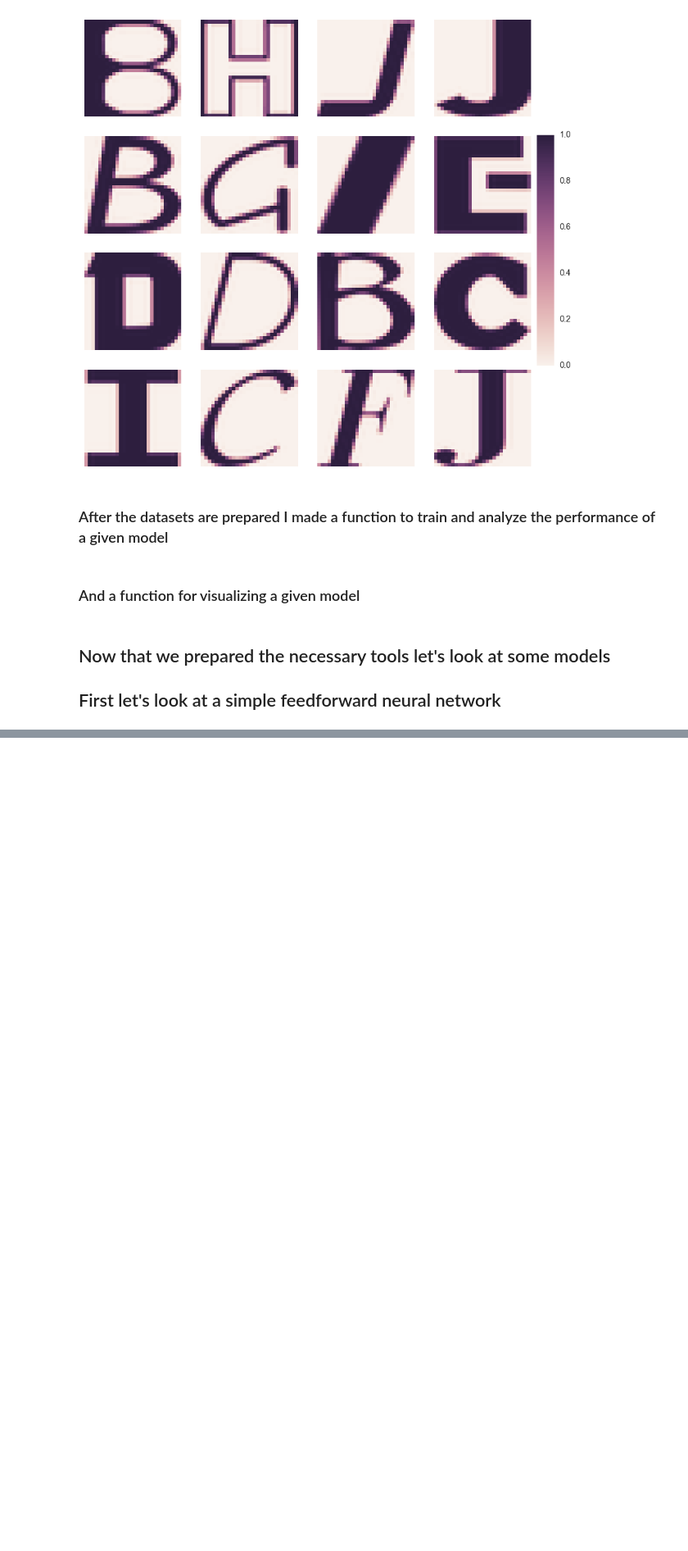
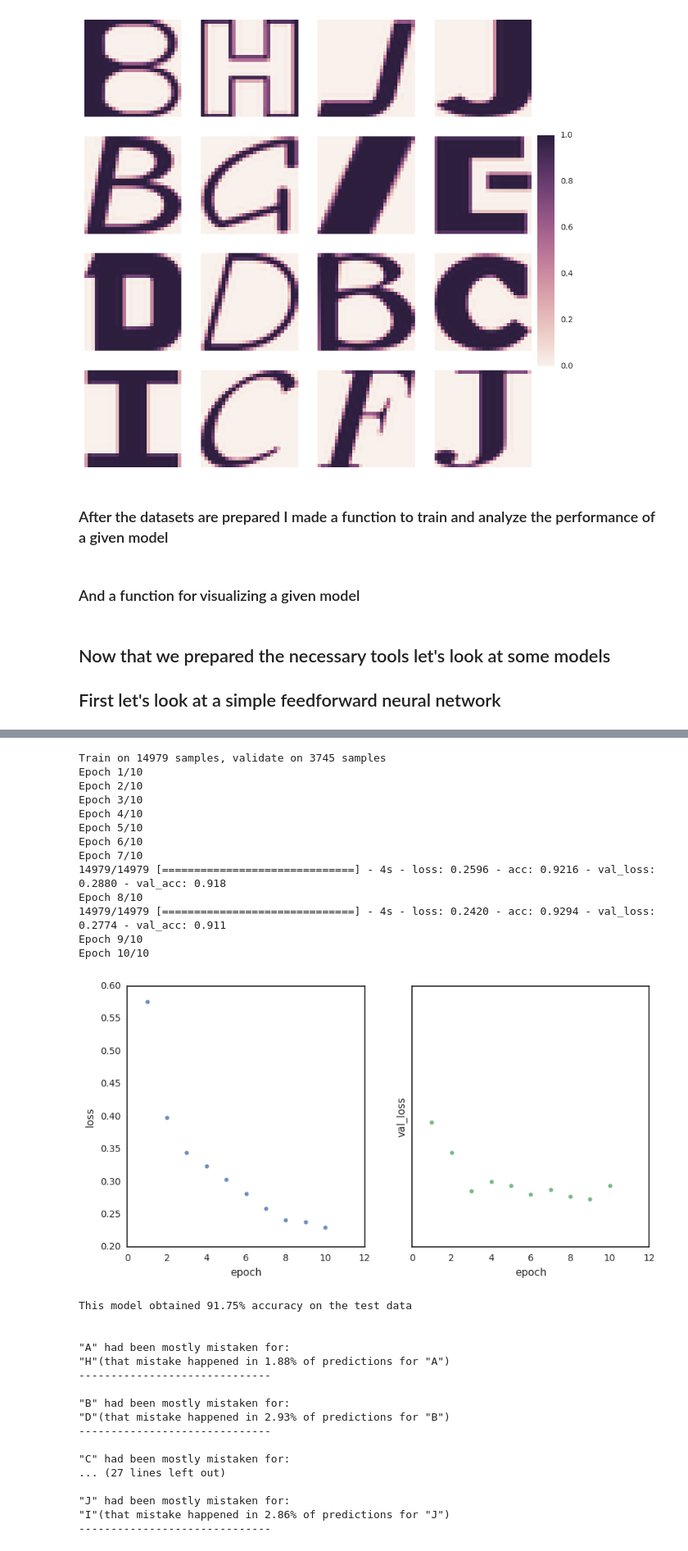
Before and after one commit to gorbak25/ICM-2017-workshops-qualification-problem-number-2, a Jupyter notebook: Rozwiazanie Zadania Kwalifikacyjnego.ipynb, the cells around one changed output, grey strips where cells are left out. Shown at 82% size. Drawn from its saved outputs; the diff is of its cells as text; code cells hidden in the pictures; blank space fills up the shorter version.

```diff
--- a/Rozwiazanie Zadania Kwalifikacyjnego.ipynb
+++ b/Rozwiazanie Zadania Kwalifikacyjnego.ipynb
@@ -203,0 +245,24 @@ outs[1]
+# %%
+deeper_ffn = Sequential()
+deeper_ffn.add(Flatten(input_shape=(resolution, resolution)))
+#|
+deeper_ffn.add(Dense(resolution*resolution))
+deeper_ffn.add(Activation(activation="relu"))
+
+deeper_ffn.add(Dropout(0.3)) #to prevent overfitting
+#|
+deeper_ffn.add(Dense(resolution*resolution))
+deeper_ffn.add(Activation(activation="relu"))
+#|
+deeper_ffn.add(Dense(resolution*resolution))
+deeper_ffn.add(Activation(activation="relu"))
+#|
+deeper_ffn.add(Dropout(0.5)) #to prevent overfitting
+#|
+deeper_ffn.add(Dense(resolution*resolution))
+deeper_ffn.add(Activation(activation="relu"))
+#|
+deeper_ffn.add(Dense(classes))
+deeper_ffn.add(Activation(activation="softmax"))
+
+VisualizeModel(deeper_ffn)
@@ -203,0 +290,34 @@ outs[1]
+# %%
+TrainAndAnalyze(deeper_ffn, (X_train, Y_train), (X_test, Y_test), False, 'deeper_feed_forward.h5')
+# %% [output]
+Train on 14979 samples, validate on 3745 samples
+Epoch 1/10
+Epoch 2/10
+Epoch 3/10
+Epoch 4/10
+Epoch 5/10
+Epoch 6/10
+Epoch 7/10
+14979/14979 [==============================] - 4s - loss: 0.2596 - acc: 0.9216 - val_loss: 0.2880 - val_acc: 0.918
+Epoch 8/10
+14979/14979 [==============================] - 4s - loss: 0.2420 - acc: 0.9294 - val_loss: 0.2774 - val_acc: 0.911
+Epoch 9/10
+Epoch 10/10
+[figure, added]
+This model obtained 91.75% accuracy on the test data
+
+
+"A" had been mostly mistaken for:
+"H"(that mistake happened in 1.88% of predictions for "A")
+------------------------------
+
+"B" had been mostly mistaken for:
+"D"(that mistake happened in 2.93% of predictions for "B")
+------------------------------
+
+"C" had been mostly mistaken for:
+... (27 lines left out)
+
+"J" had been mostly mistaken for:
+"I"(that mistake happened in 2.86% of predictions for "J")
+------------------------------
```
Also changed, not shown: parts of 29 cells of this notebook, 4 other files.
